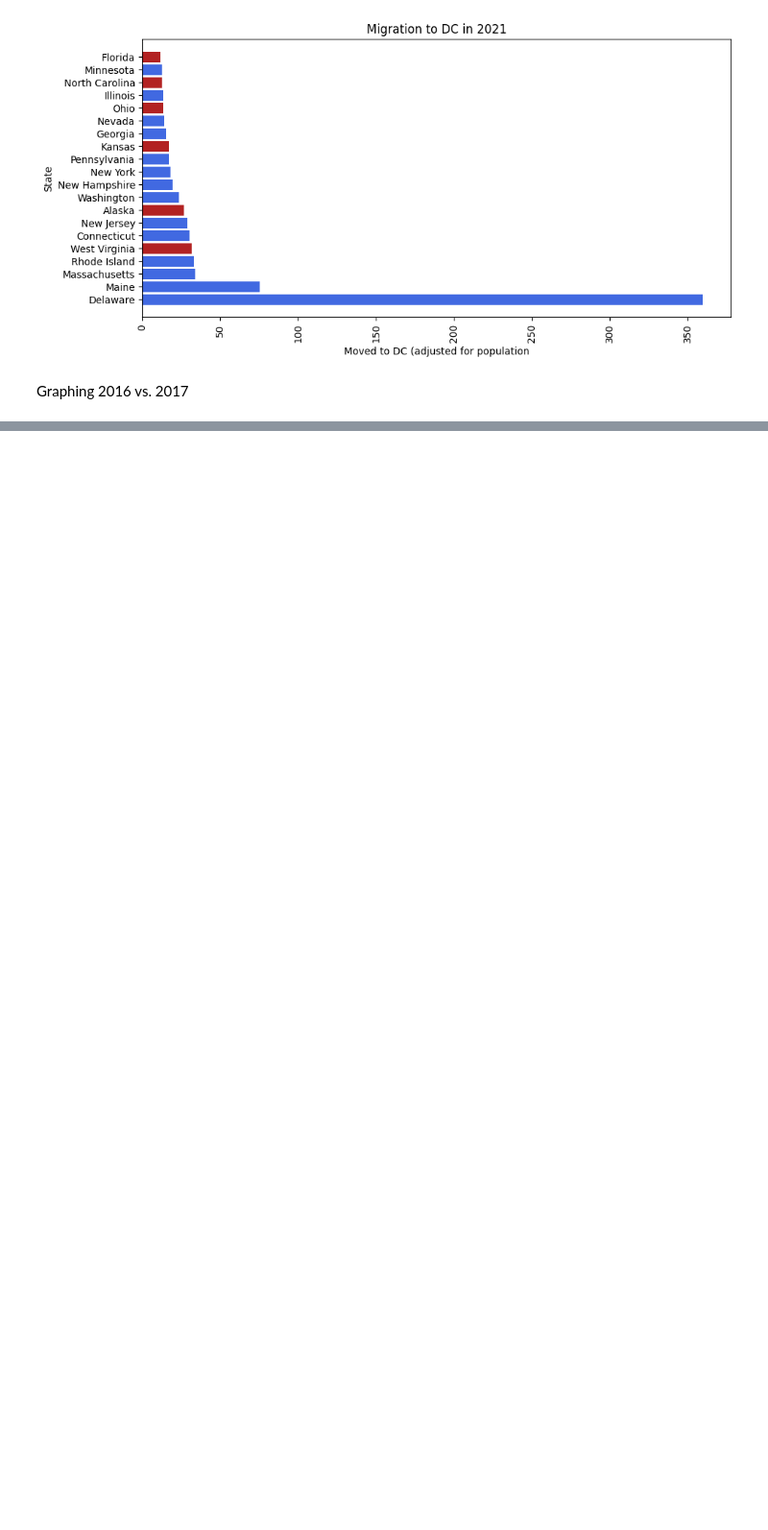
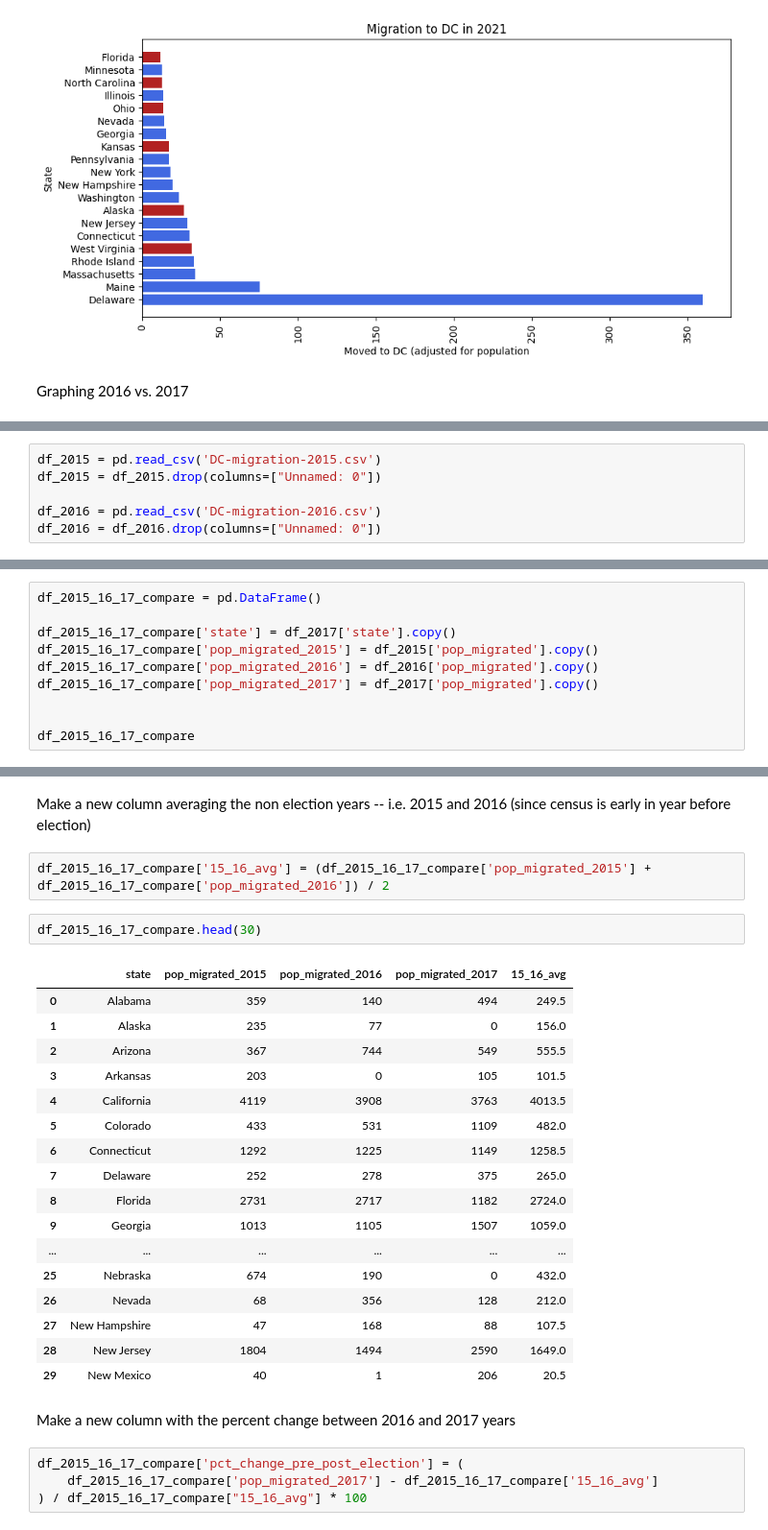
Before and after one commit to AbigailMihaly/D.C.-In-Migration-After-Elections, a Jupyter notebook: DC-migration-charts.ipynb, the cells around one changed output, grey strips where cells are left out. Shown at 96% size. Cells and saved outputs as stored; diff of their text form; blank space fills up the shorter version.

```diff
--- a/DC-migration-charts.ipynb
+++ b/DC-migration-charts.ipynb
@@ -136,0 +119,6 @@ Graphing 2016 vs. 2017
+# %%
+df_2015 = pd.read_csv('DC-migration-2015.csv')
+df_2015 = df_2015.drop(columns=["Unnamed: 0"])
+
+df_2016 = pd.read_csv('DC-migration-2016.csv')
+df_2016 = df_2016.drop(columns=["Unnamed: 0"])
@@ -136,0 +136,10 @@ Graphing 2016 vs. 2017
+# %%
+df_2015_16_17_compare = pd.DataFrame()
+
+df_2015_16_17_compare['state'] = df_2017['state'].copy()
+df_2015_16_17_compare['pop_migrated_2015'] = df_2015['pop_migrated'].copy()
+df_2015_16_17_compare['pop_migrated_2016'] = df_2016['pop_migrated'].copy()
+df_2015_16_17_compare['pop_migrated_2017'] = df_2017['pop_migrated'].copy()
+
+
+df_2015_16_17_compare
@@ -136,0 +164,30 @@ Graphing 2016 vs. 2017
+# %% [markdown]
+Make a new column averaging the non election years -- i.e. 2015 and 2016 (since census is early in year before election)
+# %%
+df_2015_16_17_compare['15_16_avg'] = (df_2015_16_17_compare['pop_migrated_2015'] + df_2015_16_17_compare['pop_migrated_2016']) / 2
+# %%
+df_2015_16_17_compare.head(30)
+# %% [output]
+|  | state | pop_migrated_2015 | pop_migrated_2016 | pop_migrated_2017 | 15_16_avg |
+| 0 | Alabama | 359 | 140 | 494 | 249.5 |
+| 1 | Alaska | 235 | 77 | 0 | 156.0 |
+| 2 | Arizona | 367 | 744 | 549 | 555.5 |
+| 3 | Arkansas | 203 | 0 | 105 | 101.5 |
+| 4 | California | 4119 | 3908 | 3763 | 4013.5 |
+| 5 | Colorado | 433 | 531 | 1109 | 482.0 |
+| 6 | Connecticut | 1292 | 1225 | 1149 | 1258.5 |
+| 7 | Delaware | 252 | 278 | 375 | 265.0 |
+| 8 | Florida | 2731 | 2717 | 1182 | 2724.0 |
+| 9 | Georgia | 1013 | 1105 | 1507 | 1059.0 |
+| ... | ... | ... | ... | ... | ... |
+| 25 | Nebraska | 674 | 190 | 0 | 432.0 |
+| 26 | Nevada | 68 | 356 | 128 | 212.0 |
+| 27 | New Hampshire | 47 | 168 | 88 | 107.5 |
+| 28 | New Jersey | 1804 | 1494 | 2590 | 1649.0 |
+| 29 | New Mexico | 40 | 1 | 206 | 20.5 |
+# %% [markdown]
+Make a new column with the percent change between 2016 and 2017 years
+# %%
+df_2015_16_17_compare['pct_change_pre_post_election'] = (
+    df_2015_16_17_compare['pop_migrated_2017'] - df_2015_16_17_compare['15_16_avg']
+) / df_2015_16_17_compare["15_16_avg"] * 100
```
Also changed, not shown: parts of 11 cells of this notebook, 5 other files.
